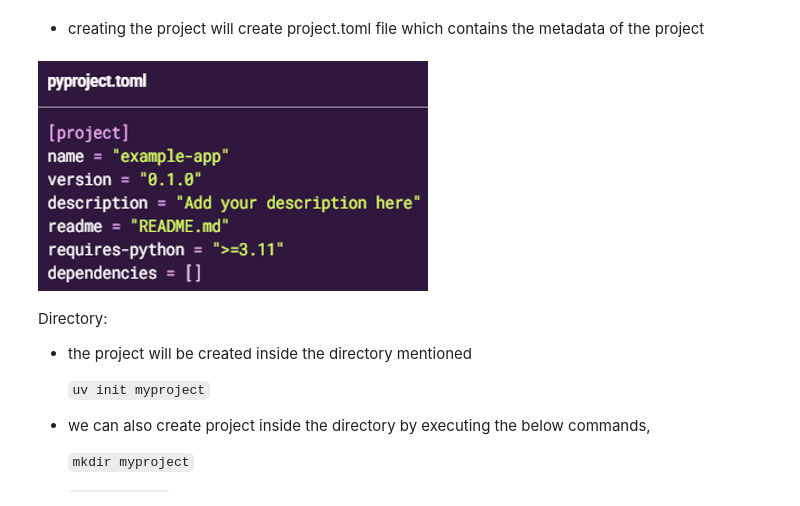
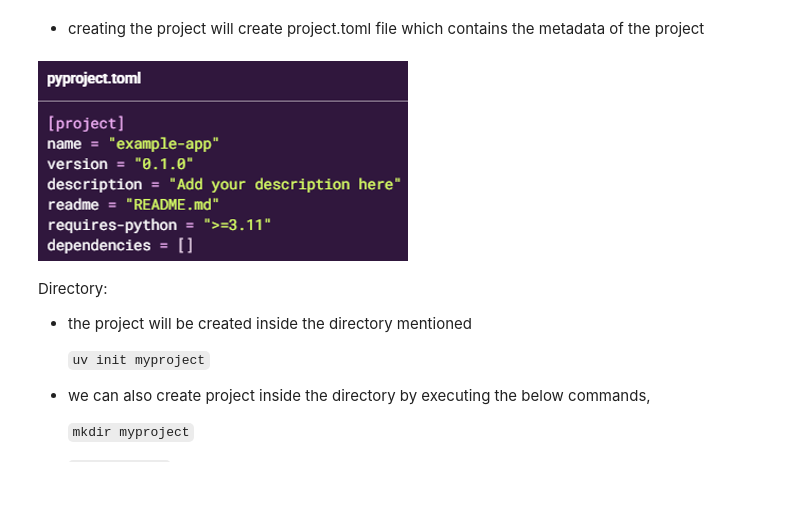
Before and after one commit to joeltho26/UV, a Jupyter notebook: notes/Python project/create-python-project-application.ipynb, the cells around one changed output. Cells and saved outputs as stored; diff of their text form; code cells hidden in the pictures.

```diff
--- a/notes/Python project/create-python-project-application.ipynb
+++ b/notes/Python project/create-python-project-application.ipynb
@@ -25,12 +25,12 @@ example-app
 # %%
 from PIL import Image
 from IPython.display import display
 
 img = Image.open('images/output.png')
-new_image = img.resize((390, 230))
+new_image = img.resize((370, 200))
 display(new_image)
 # %% [output]
-[figure, old version]
+[figure, new version]
 # %% [markdown]
 Directory:
 - the project will be created inside the directory mentioned
```
Also changed, not shown: 50 other files.
